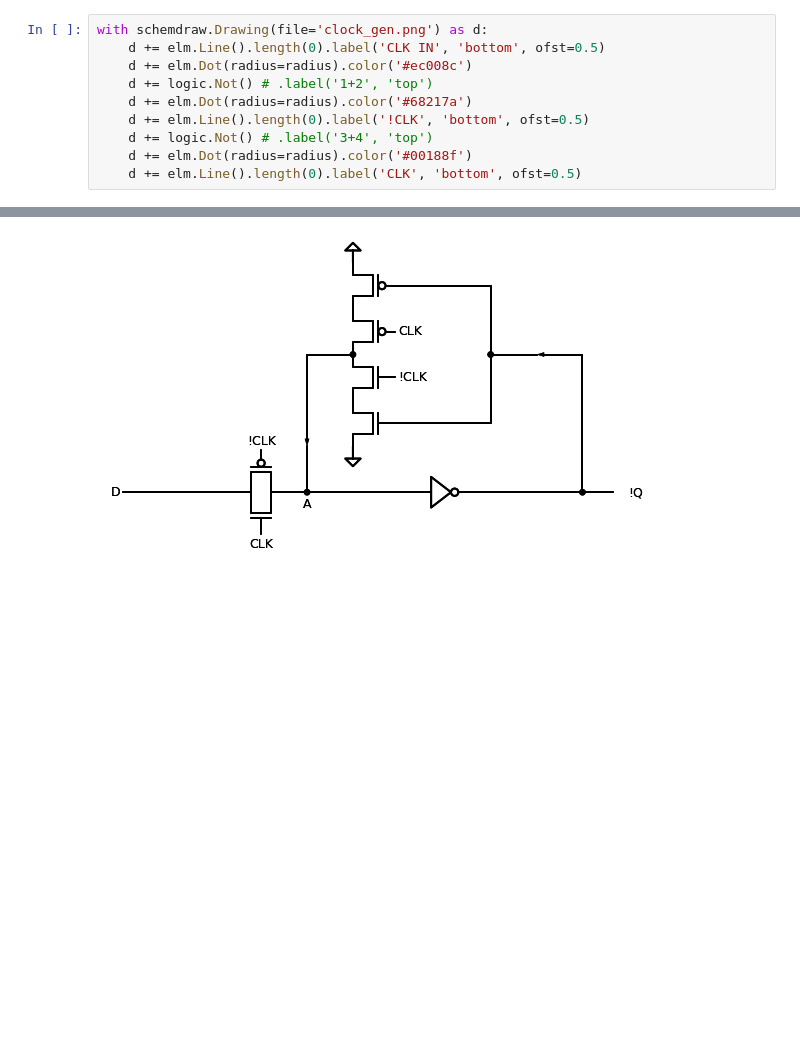
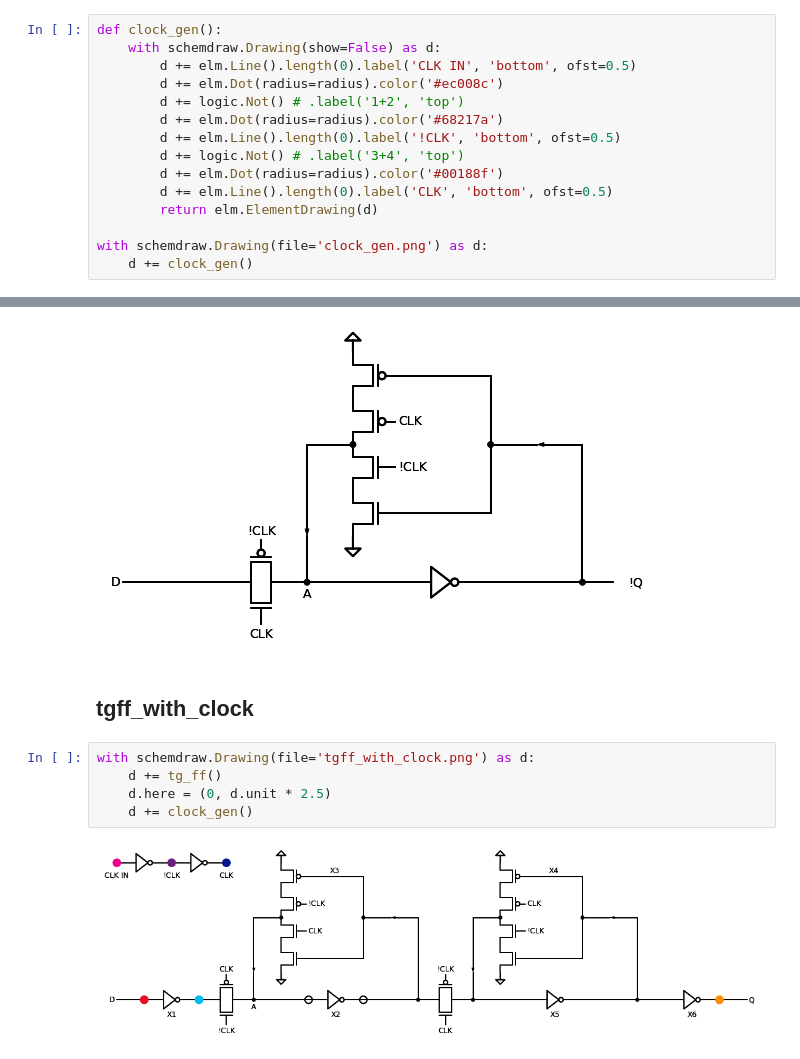
Before and after one commit to mattvenn/flipflop_demo, a Jupyter notebook: schematic/tg_ff.ipynb, the cells around one changed output, grey strips where cells are left out. Cells and saved outputs as stored; diff of their text form; blank space fills up the shorter version.

Commit message:
schematic: add tgff_with_clock

```diff
--- a/schematic/tg_ff.ipynb
+++ b/schematic/tg_ff.ipynb
@@ -121,15 +128,20 @@ with schemdraw.Drawing(file="clock_high.png") as d:
 # %% [markdown]
 ## clock_gen
 # %%
+def clock_gen():
+    with schemdraw.Drawing(show=False) as d:
+        d += elm.Line().length(0).label('CLK IN', 'bottom', ofst=0.5)
+        d += elm.Dot(radius=radius).color('#ec008c')
+        d += logic.Not() # .label('1+2', 'top')
+        d += elm.Dot(radius=radius).color('#68217a')
+        d += elm.Line().length(0).label('!CLK', 'bottom', ofst=0.5)
+        d += logic.Not() # .label('3+4', 'top')
+        d += elm.Dot(radius=radius).color('#00188f')
+        d += elm.Line().length(0).label('CLK', 'bottom', ofst=0.5)
+        return elm.ElementDrawing(d)
+
 with schemdraw.Drawing(file='clock_gen.png') as d:
-    d += elm.Line().length(0).label('CLK IN', 'bottom', ofst=0.5)
-    d += elm.Dot(radius=radius).color('#ec008c')
-    d += logic.Not() # .label('1+2', 'top')
-    d += elm.Dot(radius=radius).color('#68217a')
-    d += elm.Line().length(0).label('!CLK', 'bottom', ofst=0.5)
-    d += logic.Not() # .label('3+4', 'top')
-    d += elm.Dot(radius=radius).color('#00188f')
-    d += elm.Line().length(0).label('CLK', 'bottom', ofst=0.5)
+    d += clock_gen()
 # %% [output]
 [figure]
 # %% [markdown]
@@ -163,3 +175,12 @@ with schemdraw.Drawing(file='latch3.png') as d:
     d += elm.Line().right().length(1).label('!Q', "right", ofst=0.5)
 # %% [output]
 [figure]
+# %% [markdown]
+## tgff_with_clock
+# %%
+with schemdraw.Drawing(file='tgff_with_clock.png') as d:
+    d += tg_ff()
+    d.here = (0, d.unit * 2.5)
+    d += clock_gen()
+# %% [output]
+[figure, added]
```
Also changed, not shown: parts of 1 cell of this notebook, 3 other files.
